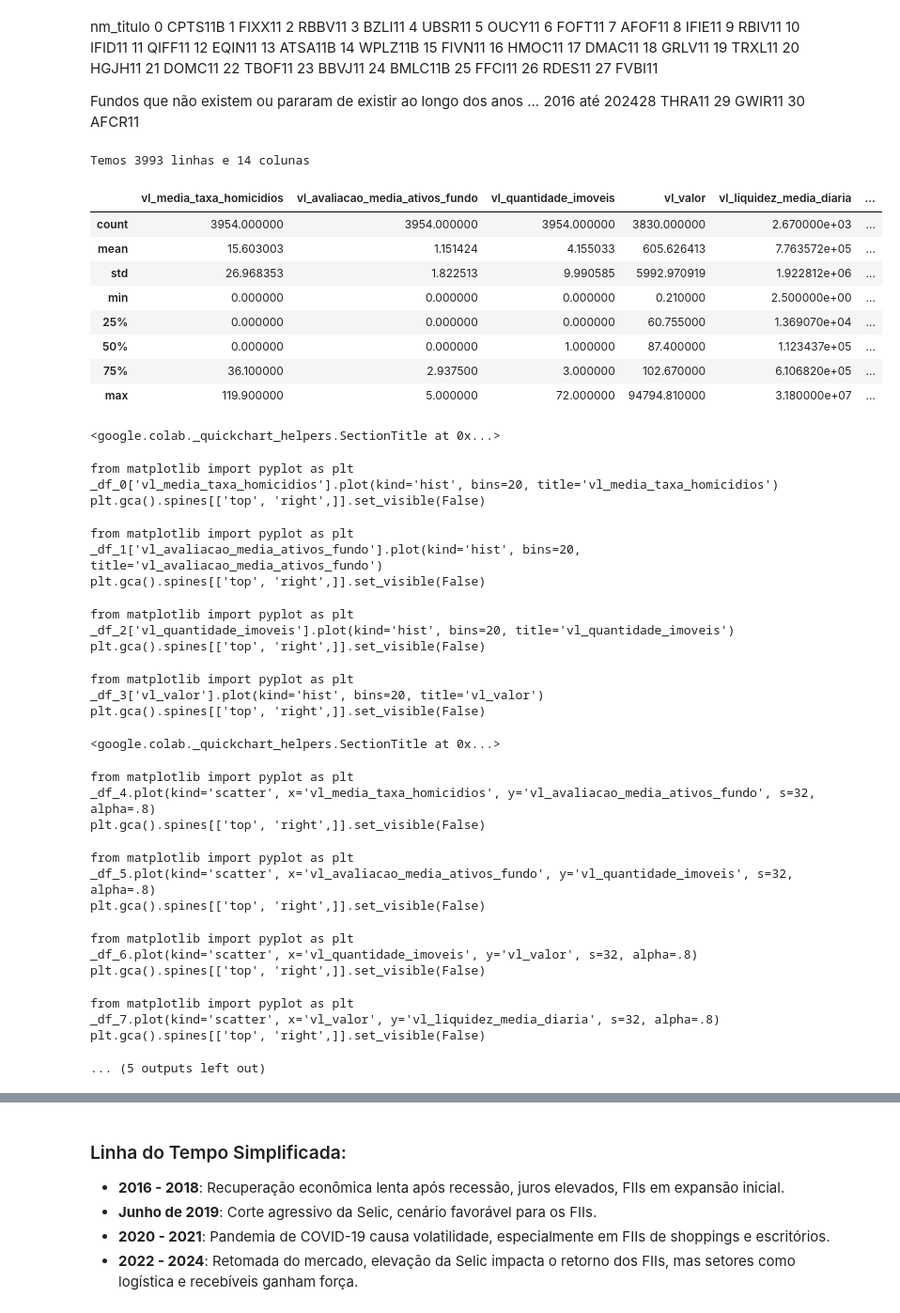
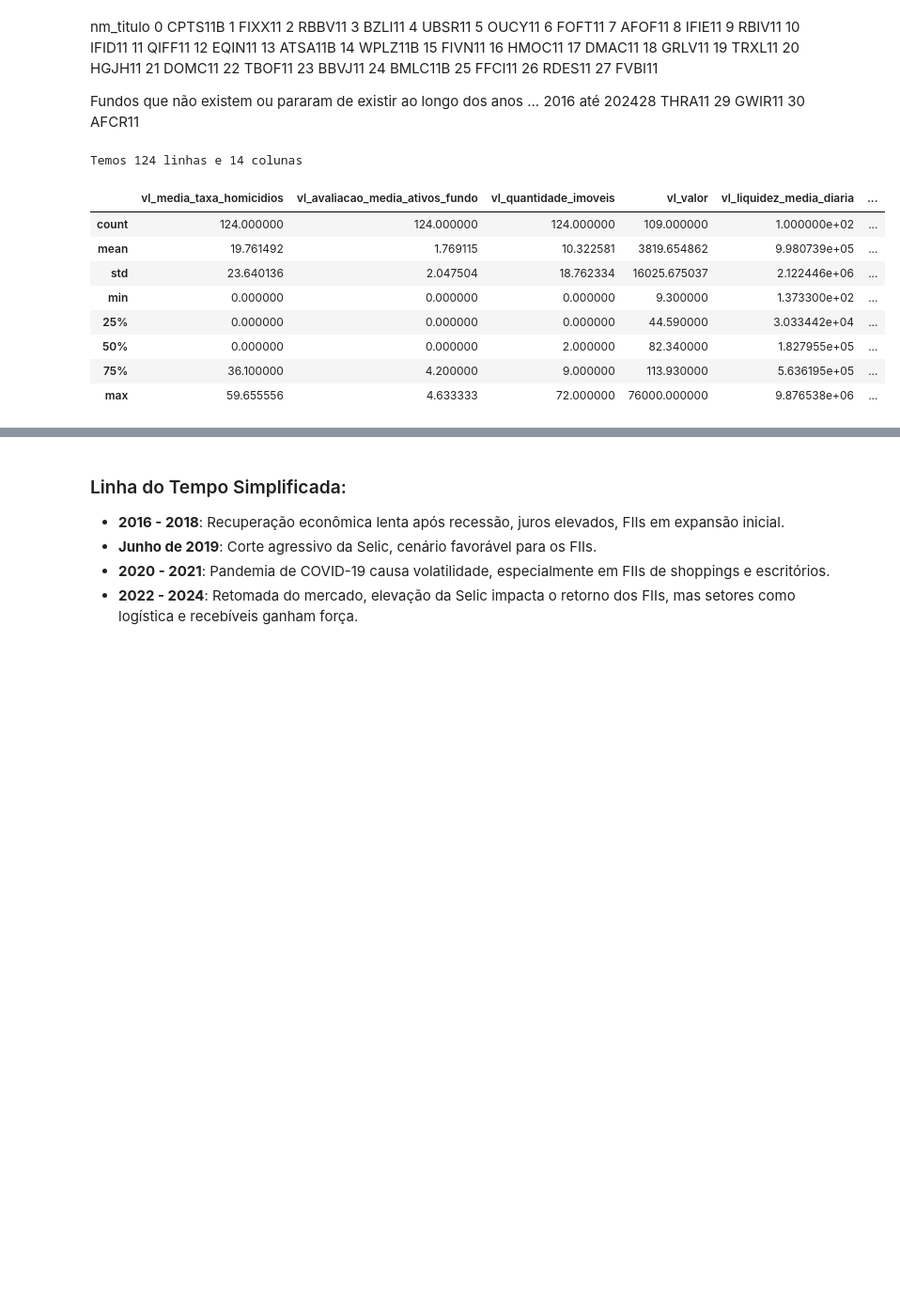
Before and after one commit to PeBatista/MovimentoAlgora-Projeto-Itau-2024.6, a Jupyter notebook: Análise_Exploratoria_FII2016_2024-Cluster.ipynb, the cells around one changed output, grey strips where cells are left out. Shown at 94% size. Cells and saved outputs as stored; diff of their text form; code cells hidden in the pictures; blank space fills up the shorter version.

```diff
--- a/Análise_Exploratoria_FII2016_2024-Cluster.ipynb
+++ b/Análise_Exploratoria_FII2016_2024-Cluster.ipynb
@@ -176,57 +176,30 @@ Fundos que não existem ou pararam de existir ao longo dos anos ... 2016 até 20
 # %%
 query = """
 SELECT *
 FROM algora
 WHERE
   dt_inclusao > '2021-08-15'
-  AND UPPER(TRIM(nm_setor)) NOT IN ('OUTROS',
-    'INDEFINIDO',
-    'INDEFINIDO2016',
-    'INDEFINIDO2015',
-    'INDEFINIDO2017')
+  AND UPPER(TRIM(nm_setor)) IN ('VAREJO',
+    'IMóVEIS COMERCIAIS - OUTROS',
+    'HOTéIS',
+    'SERVIçOS FINANCEIROS DIVERSOS',
+    'IMóVEIS RESIDENCIAIS')
 ORDER BY dt_inclusao DESC
 """
 
 print(f"Temos {ps.sqldf(query, locals()).shape[0]} linhas e {ps.sqldf(query, locals()).shape[1]} colunas")
 gora = ps.sqldf(query, locals())
 gora.vl_patrimonio = gora.vl_patrimonio.fillna(0)
 gora.vl_patrimonio = gora.vl_patrimonio.replace(0, mean_value_excluding_zero)
 gora.describe()
 # %% [output]
-Temos 3993 linhas e 14 colunas
+Temos 124 linhas e 14 colunas
 |  | vl_media_taxa_homicidios | vl_avaliacao_media_ativos_fundo | vl_quantidade_imoveis | vl_valor | vl_liquidez_media_diaria | ... |
-| count | 3954.000000 | 3954.000000 | 3954.000000 | 3830.000000 | 2.670000e+03 | ... |
-| mean | 15.603003 | 1.151424 | 4.155033 | 605.626413 | 7.763572e+05 | ... |
-| std | 26.968353 | 1.822513 | 9.990585 | 5992.970919 | 1.922812e+06 | ... |
-| min | 0.000000 | 0.000000 | 0.000000 | 0.210000 | 2.500000e+00 | ... |
-| 25% | 0.000000 | 0.000000 | 0.000000 | 60.755000 | 1.369070e+04 | ... |
-| 50% | 0.000000 | 0.000000 | 1.000000 | 87.400000 | 1.123437e+05 | ... |
-| 75% | 36.100000 | 2.937500 | 3.000000 | 102.670000 | 6.106820e+05 | ... |
-| max | 119.900000 | 5.000000 | 72.000000 | 94794.810000 | 3.180000e+07 | ... |
+| count | 124.000000 | 124.000000 | 124.000000 | 109.000000 | 1.000000e+02 | ... |
+| mean | 19.761492 | 1.769115 | 10.322581 | 3819.654862 | 9.980739e+05 | ... |
+| std | 23.640136 | 2.047504 | 18.762334 | 16025.675037 | 2.122446e+06 | ... |
+| min | 0.000000 | 0.000000 | 0.000000 | 9.300000 | 1.373300e+02 | ... |
+| 25% | 0.000000 | 0.000000 | 0.000000 | 44.590000 | 3.033442e+04 | ... |
+| 50% | 0.000000 | 0.000000 | 2.000000 | 82.340000 | 1.827955e+05 | ... |
+| 75% | 36.100000 | 4.200000 | 9.000000 | 113.930000 | 5.636195e+05 | ... |
+| max | 59.655556 | 4.633333 | 72.000000 | 76000.000000 | 9.876538e+06 | ... |
-<google.colab._quickchart_helpers.SectionTitle at 0x...>
-from matplotlib import pyplot as plt
-_df_0['vl_media_taxa_homicidios'].plot(kind='hist', bins=20, title='vl_media_taxa_homicidios')
-plt.gca().spines[['top', 'right',]].set_visible(False)
-from matplotlib import pyplot as plt
-_df_1['vl_avaliacao_media_ativos_fundo'].plot(kind='hist', bins=20, title='vl_avaliacao_media_ativos_fundo')
-plt.gca().spines[['top', 'right',]].set_visible(False)
-from matplotlib import pyplot as plt
-_df_2['vl_quantidade_imoveis'].plot(kind='hist', bins=20, title='vl_quantidade_imoveis')
-plt.gca().spines[['top', 'right',]].set_visible(False)
-from matplotlib import pyplot as plt
-_df_3['vl_valor'].plot(kind='hist', bins=20, title='vl_valor')
-plt.gca().spines[['top', 'right',]].set_visible(False)
-<google.colab._quickchart_helpers.SectionTitle at 0x...>
-from matplotlib import pyplot as plt
-_df_4.plot(kind='scatter', x='vl_media_taxa_homicidios', y='vl_avaliacao_media_ativos_fundo', s=32, alpha=.8)
-plt.gca().spines[['top', 'right',]].set_visible(False)
-from matplotlib import pyplot as plt
-_df_5.plot(kind='scatter', x='vl_avaliacao_media_ativos_fundo', y='vl_quantidade_imoveis', s=32, alpha=.8)
-plt.gca().spines[['top', 'right',]].set_visible(False)
-from matplotlib import pyplot as plt
-_df_6.plot(kind='scatter', x='vl_quantidade_imoveis', y='vl_valor', s=32, alpha=.8)
-plt.gca().spines[['top', 'right',]].set_visible(False)
-from matplotlib import pyplot as plt
-_df_7.plot(kind='scatter', x='vl_valor', y='vl_liquidez_media_diaria', s=32, alpha=.8)
-plt.gca().spines[['top', 'right',]].set_visible(False)
-... (5 outputs left out)
```
Also changed, not shown: parts of 7 cells of this notebook.
